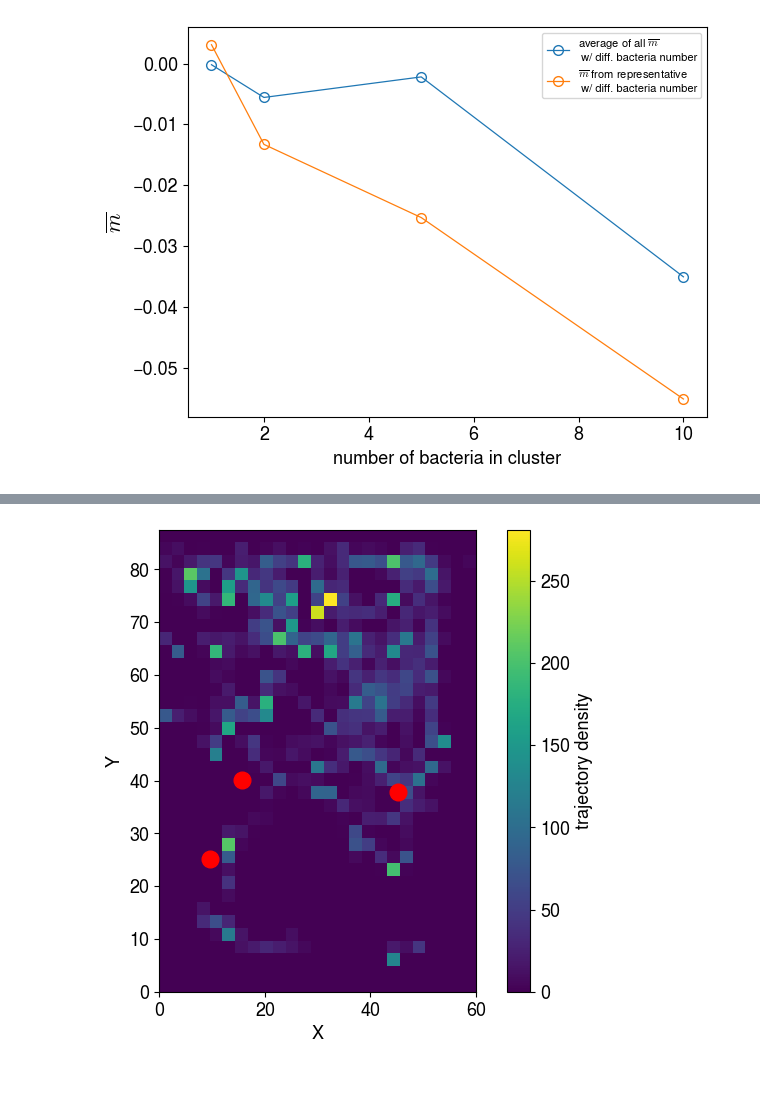
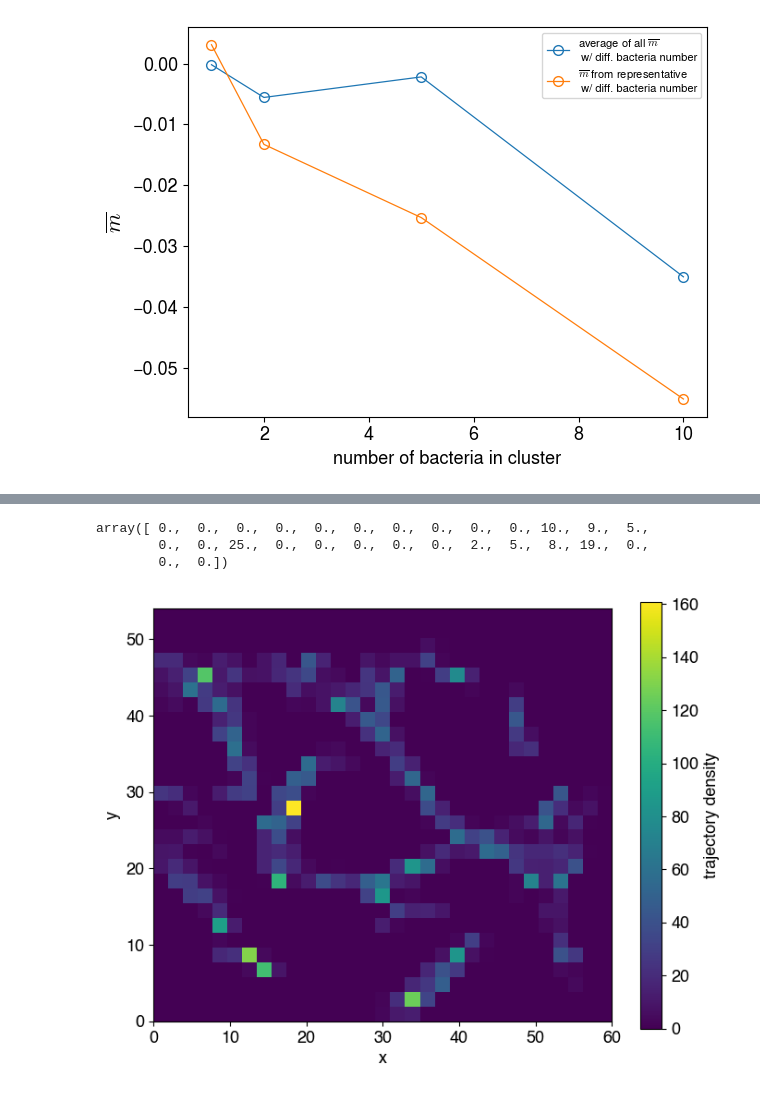
Before and after one commit to jannesantana/bacteria, a Jupyter notebook: bacteria_analysis.ipynb, the cells around one changed output, grey strips where cells are left out. Saved outputs shown, nothing was run; the diff lists cells and outputs as text; code cells hidden in the pictures.

Commit message:
movie with density

```diff
--- a/bacteria_analysis.ipynb
+++ b/bacteria_analysis.ipynb
@@ -4,7 +6,7 @@ import matplotlib.pyplot as plt
 import matplotlib
 
 matplotlib.rcParams['mathtext.fontset'] = 'cm'
-matplotlib.rcParams['font.family'] = 'TeX Gyre Heros'
+matplotlib.rcParams['font.family'] = 'Helvetica'
 matplotlib.rcParams['font.size'] = 13
 from matplotlib.animation import FuncAnimation
 
@@ -1425,7 +1396,7 @@ def create_grid(min_x, max_x, min_y, max_y, resolution):
     return grid_x, grid_y
 
 def calculate_density(trajectories, grid_x, grid_y, obstacle_points=None):
-    density = np.zeros_like(grid_x, dtype=int)
+    density = np.zeros_like(grid_x, dtype=float)
 
     for trajectory in trajectories:
         x_traj, y_traj = trajectory
@@ -1456,3 +1427,13 @@ for id in ids:
     all_time_x_y.append([x,y])
 
 all_time_x_y = tuple(all_time_x_y)
+# %%
+ids_55_tracks = np.loadtxt('/Users/jannesantana/bacteria/data/55_tracks/55_tracks_id.dat',dtype=int)
+tracks_55_all_x_y = []
+for id in ids_55_tracks:
+    track= np.loadtxt(f'/Users/jannesantana/bacteria/data/55_tracks/time_x_y_id/time_x_y_id_{id}.dat', usecols=(1,2))
+    x = track[:,0]
+    y = track[:,1]
+    tracks_55_all_x_y.append([x,y])
+
+tracks_55_all_x_y = tuple(tracks_55_all_x_y)
@@ -1496,24 +1473,40 @@ Density Grid:
+# %%
+trajectories_55_tracks = tracks_55_all_x_y
+
+
+min_x, max_x = 0,62
+min_y, max_y = 0,55
+resolution = 2
+grid_x, grid_y = create_grid(min_x, max_x, min_y, max_y, resolution)
+
+density = calculate_density(trajectories_55_tracks, grid_x, grid_y)
+# %%
+density[:,0]
+# %% [output]
+array([ 0.,  0.,  0.,  0.,  0.,  0.,  0.,  0.,  0.,  0., 10.,  9.,  5.,
+        0.,  0., 25.,  0.,  0.,  0.,  0.,  0.,  2.,  5.,  8., 19.,  0.,
+        0.,  0.])
 # %%
 # from matplotlib.colors import Normalize
 
 def plot_heatmap(grid_x, grid_y, density, obstacle_points=None):
     plt.figure(figsize=(8, 6))
     # norm = Normalize(vmin=0, vmax=np.max(density))
-    # Plot density heatmap
+
     plt.imshow(density, origin='lower', extent=(grid_x.min(), grid_x.max(), grid_y.min(), grid_y.max()), cmap='viridis')
     plt.colorbar(label='trajectory density')
 
-    # Plot obstacle points
+
     if obstacle_points:
         for obstacle in obstacle_points:
             plt.plot(obstacle[0], obstacle[1], 'ro', markersize=12)
 
-    plt.xlabel('X')
-    plt.ylabel('Y')
+    plt.xlabel('x')
+    plt.ylabel('y')
     plt.grid(False)
     plt.show()
 
-# Plot heatmap
-plot_heatmap(grid_x, grid_y, density, obstacle_points)
+
+plot_heatmap(grid_x, grid_y, density)
 # %% [output]
-[figure, old version]
+[figure, new version]
```
Also changed, not shown: parts of 6 cells of this notebook, 6 other files.
